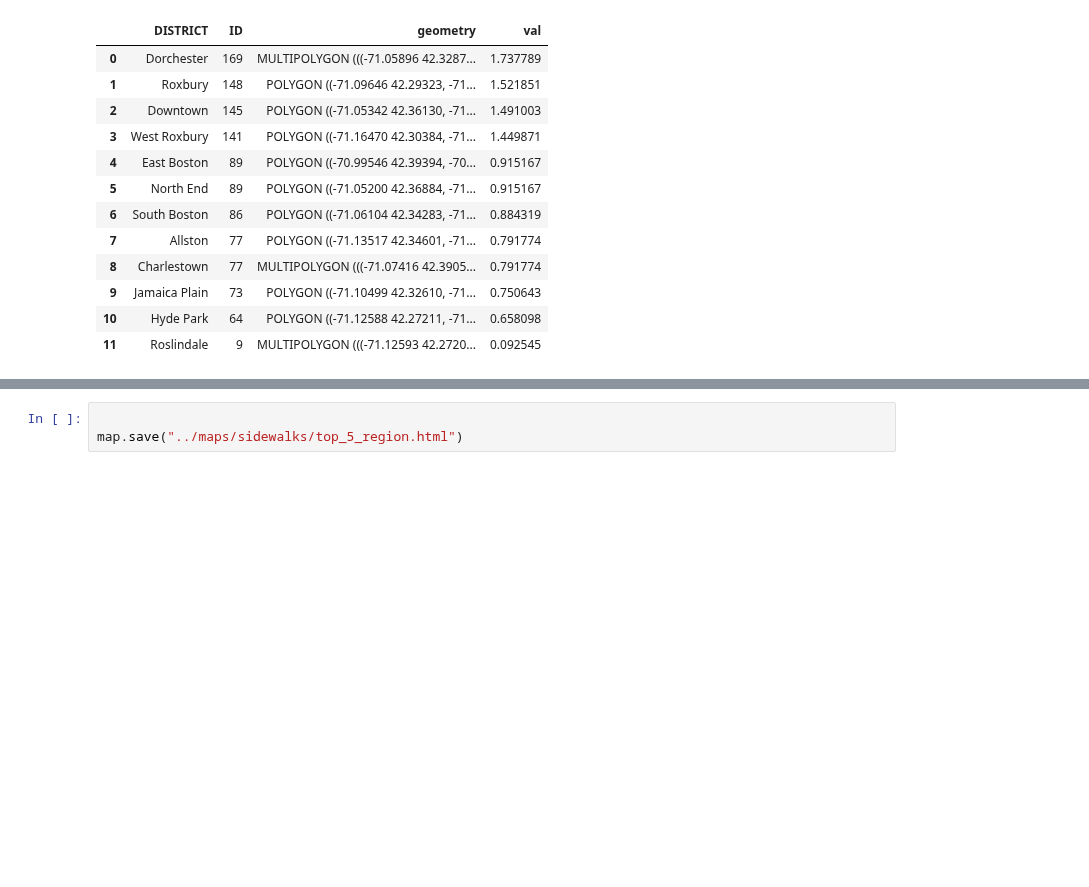
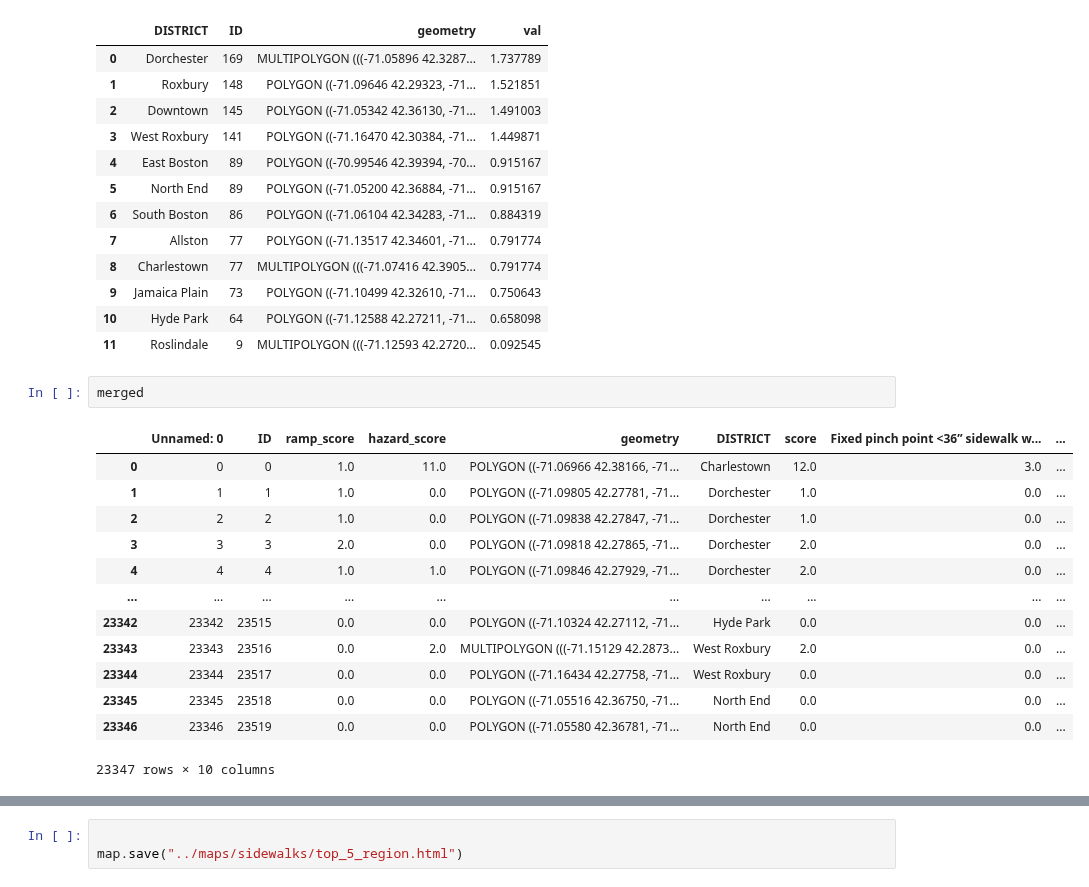
Before and after one commit to BU-Spark/ds-stantec-sidewalks, a Jupyter notebook: spring23-team-1/files/accessibility_score.ipynb, the cells around one changed output, grey strips where cells are left out. Drawn from its saved outputs; the diff is of its cells as text; blank space fills up the shorter version.

```diff
--- a/spring23-team-1/files/accessibility_score.ipynb
+++ b/spring23-team-1/files/accessibility_score.ipynb
@@ -116,6 +115,22 @@ merged
 | 9 | Jamaica Plain | 73 | POLYGON ((-71.10499 42.32610, -71... | 0.750643 |
 | 10 | Hyde Park | 64 | POLYGON ((-71.12588 42.27211, -71... | 0.658098 |
 | 11 | Roslindale | 9 | MULTIPOLYGON (((-71.12593 42.2720... | 0.092545 |
+# %%
+merged
+# %% [output]
+|  | Unnamed: 0 | ID | ramp_score | hazard_score | geometry | DISTRICT | score | Fixed pinch point <36” sidewalk w... | ... |
+| 0 | 0 | 0 | 1.0 | 11.0 | POLYGON ((-71.06966 42.38166, -71... | Charlestown | 12.0 | 3.0 | ... |
+| 1 | 1 | 1 | 1.0 | 0.0 | POLYGON ((-71.09805 42.27781, -71... | Dorchester | 1.0 | 0.0 | ... |
+| 2 | 2 | 2 | 1.0 | 0.0 | POLYGON ((-71.09838 42.27847, -71... | Dorchester | 1.0 | 0.0 | ... |
+| 3 | 3 | 3 | 2.0 | 0.0 | POLYGON ((-71.09818 42.27865, -71... | Dorchester | 2.0 | 0.0 | ... |
+| 4 | 4 | 4 | 1.0 | 1.0 | POLYGON ((-71.09846 42.27929, -71... | Dorchester | 2.0 | 0.0 | ... |
+| ... | ... | ... | ... | ... | ... | ... | ... | ... | ... |
+| 23342 | 23342 | 23515 | 0.0 | 0.0 | POLYGON ((-71.10324 42.27112, -71... | Hyde Park | 0.0 | 0.0 | ... |
+| 23343 | 23343 | 23516 | 0.0 | 2.0 | MULTIPOLYGON (((-71.15129 42.2873... | West Roxbury | 2.0 | 0.0 | ... |
+| 23344 | 23344 | 23517 | 0.0 | 0.0 | POLYGON ((-71.16434 42.27758, -71... | West Roxbury | 0.0 | 0.0 | ... |
+| 23345 | 23345 | 23518 | 0.0 | 0.0 | POLYGON ((-71.05516 42.36750, -71... | North End | 0.0 | 0.0 | ... |
+| 23346 | 23346 | 23519 | 0.0 | 0.0 | POLYGON ((-71.05580 42.36781, -71... | North End | 0.0 | 0.0 | ... |
+23347 rows × 10 columns
 # %%
 import folium
 import pandas as pd
```
Also changed, not shown: parts of 14 cells of this notebook, 7 other files.
